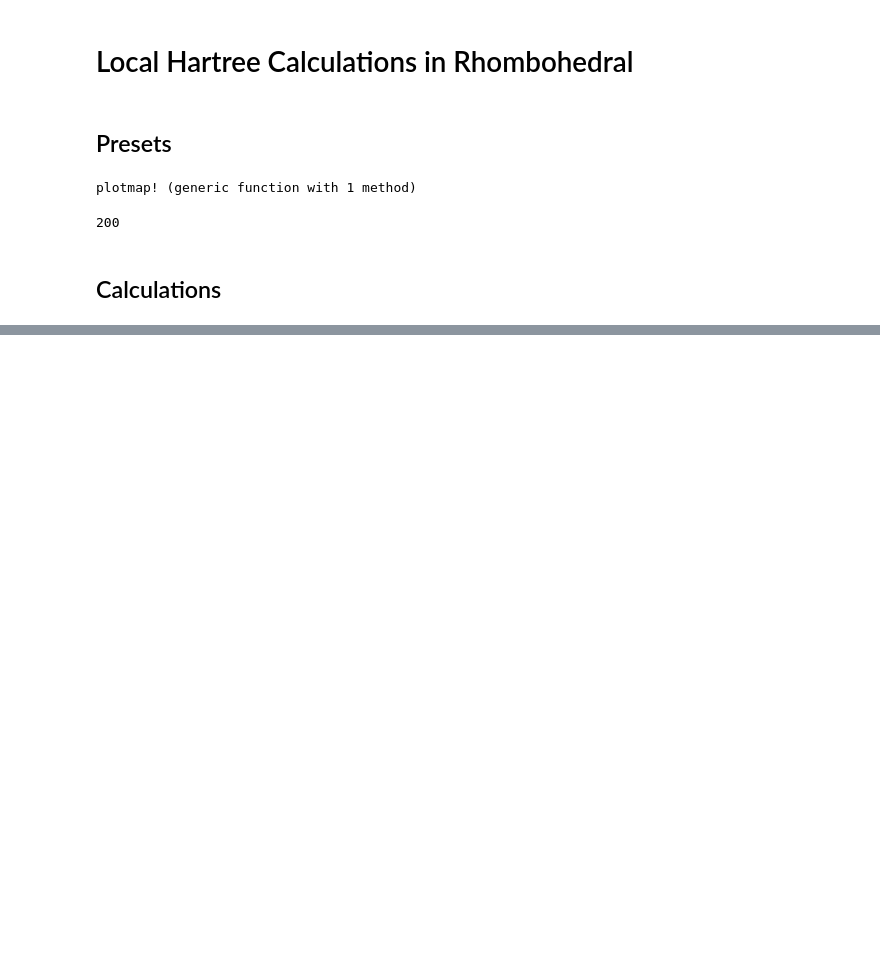
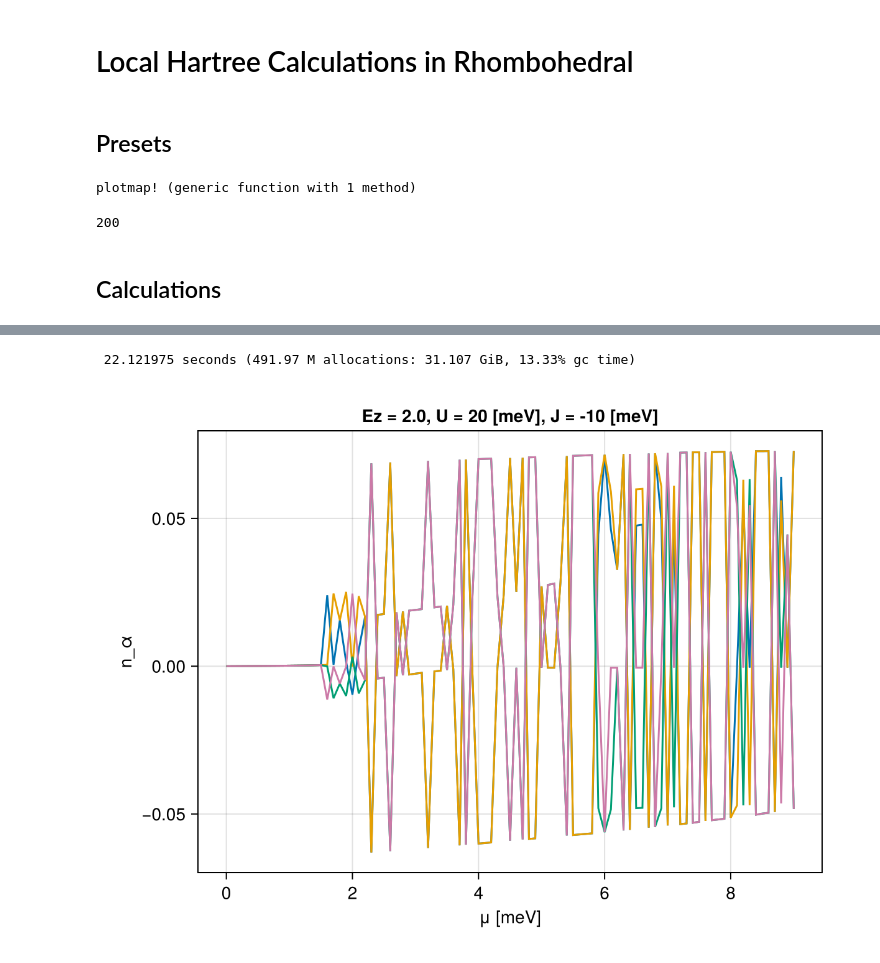
Before and after one commit to fernandopenaranda/LMC, a Jupyter notebook: src/Paper/MRinRhombohedral2.ipynb, the cells around one changed output, grey strips where cells are left out. Drawn from its saved outputs; the diff is of its cells as text; code cells hidden in the pictures; blank space fills up the shorter version.

```diff
--- a/src/Paper/MRinRhombohedral2.ipynb
+++ b/src/Paper/MRinRhombohedral2.ipynb
@@ -28,7 +28,7 @@ include(common_folder * "separate_contributions.jl")
 # %% [output]
 plotmap! (generic function with 1 method)
 # %%
-μlist = collect(0:0.1:10)
+μlist = collect(0:0.1:9)
 p = Params_rhombohedral(1, 0, 3160, 390,-20, 315, 0*44, 2, 0)
 T = 2
 B = 10
@@ -48,0 +75,18 @@ sigmaijkpresets = lmc_presets(5, 0,1, p);
+# %%
+U = 20
+J = -10
+
+@time nαs = Emin_nαs(int_dos, n, μlist; random_guesses = 40,
+    U = U, J = J, λ = 1e3, evals = 5e2, η = 0.05,
+    estimated_bound_width = 20, iterations = 200, int_model = :SU2);
+# %% [output]
+ 22.121975 seconds (491.97 M allocations: 31.107 GiB, 13.33% gc time)
+# %%
+fig = Figure(); ax = Axis(fig[1,1], xlabel = "μ [meV]", ylabel = "n_α", title = "Ez = $(p.Delta_Ez), U = $(U) [meV], J = $(J) [meV]")
+lines!(ax, μlist, [nαs[i][1] for i in 1:length(nαs)], label = "K↑")
+lines!(ax, μlist, [nαs[i][2] for i in 1:length(nαs)], label = "K'↑")
+lines!(ax, μlist,[nαs[i][3] for i in 1:length(nαs)], label = "K↓")
+lines!(ax, μlist, [nαs[i][4] for i in 1:length(nαs)], label = "K'↓")
+fig
+# %% [output]
+[figure, added]
```
Also changed, not shown: parts of 11 cells of this notebook, 1 other file.
